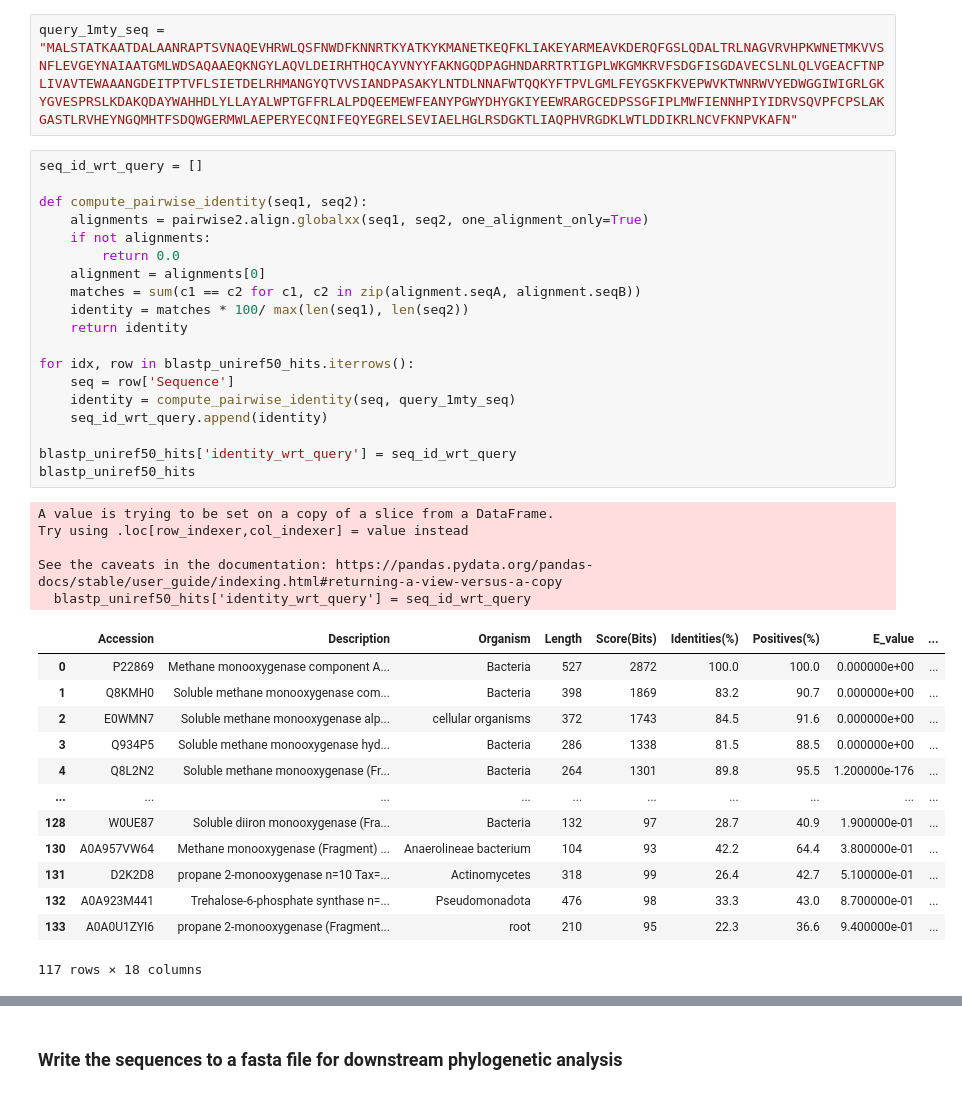
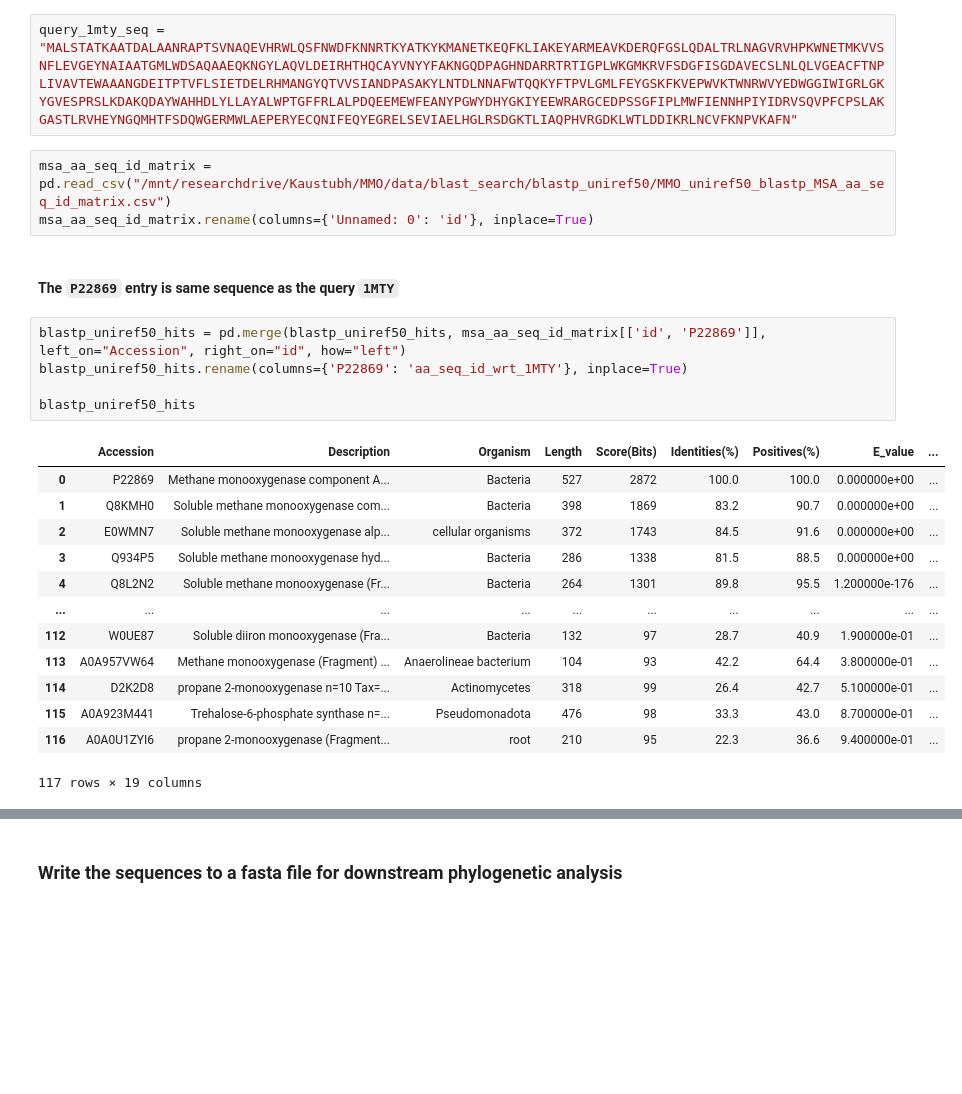
Before and after one commit to kaustubh-amritkar/MMO, a Jupyter notebook: analysis/sequence_collection.ipynb, the cells around one changed output, grey strips where cells are left out. Saved outputs shown, nothing was run; the diff lists cells and outputs as text; blank space fills up the shorter version.

```diff
--- a/analysis/sequence_collection.ipynb
+++ b/analysis/sequence_collection.ipynb
@@ -296,40 +296,26 @@ query_1mty_seq = "MALSTATKAATDALAANRAPTSVNAQEVHRWLQSFNWDFKNNRTKYATKYKMANETKEQFKL
-# %%
-seq_id_wrt_query = []
-
-def compute_pairwise_identity(seq1, seq2):
-    alignments = pairwise2.align.globalxx(seq1, seq2, one_alignment_only=True)
-    if not alignments:
-        return 0.0
-    alignment = alignments[0]
-    matches = sum(c1 == c2 for c1, c2 in zip(alignment.seqA, alignment.seqB))
-    identity = matches * 100/ max(len(seq1), len(seq2))
-    return identity
-
-for idx, row in blastp_uniref50_hits.iterrows():
-    seq = row['Sequence']
-    identity = compute_pairwise_identity(seq, query_1mty_seq)
-    seq_id_wrt_query.append(identity)
-
-blastp_uniref50_hits['identity_wrt_query'] = seq_id_wrt_query
-blastp_uniref50_hits
-# %% [output]
-A value is trying to be set on a copy of a slice from a DataFrame.
-Try using .loc[row_indexer,col_indexer] = value instead
-
-See the caveats in the documentation: https://pandas.pydata.org/pandas-docs/stable/user_guide/indexing.html#returning-a-view-versus-a-copy
-  blastp_uniref50_hits['identity_wrt_query'] = seq_id_wrt_query
-|  | Accession | Description | Organism | Length | Score(Bits) | Identities(%) | Positives(%) | E_value | ... |
-| 0 | P22869 | Methane monooxygenase component A... | Bacteria | 527 | 2872 | 100.0 | 100.0 | 0.000000e+00 | ... |
-| 1 | Q8KMH0 | Soluble methane monooxygenase com... | Bacteria | 398 | 1869 | 83.2 | 90.7 | 0.000000e+00 | ... |
-| 2 | E0WMN7 | Soluble methane monooxygenase alp... | cellular organisms | 372 | 1743 | 84.5 | 91.6 | 0.000000e+00 | ... |
-| 3 | Q934P5 | Soluble methane monooxygenase hyd... | Bacteria | 286 | 1338 | 81.5 | 88.5 | 0.000000e+00 | ... |
-| 4 | Q8L2N2 | Soluble methane monooxygenase (Fr... | Bacteria | 264 | 1301 | 89.8 | 95.5 | 1.200000e-176 | ... |
-| ... | ... | ... | ... | ... | ... | ... | ... | ... | ... |
-| 128 | W0UE87 | Soluble diiron monooxygenase (Fra... | Bacteria | 132 | 97 | 28.7 | 40.9 | 1.900000e-01 | ... |
-| 130 | A0A957VW64 | Methane monooxygenase (Fragment) ... | Anaerolineae bacterium | 104 | 93 | 42.2 | 64.4 | 3.800000e-01 | ... |
-| 131 | D2K2D8 | propane 2-monooxygenase n=10 Tax=... | Actinomycetes | 318 | 99 | 26.4 | 42.7 | 5.100000e-01 | ... |
-| 132 | A0A923M441 | Trehalose-6-phosphate synthase n=... | Pseudomonadota | 476 | 98 | 33.3 | 43.0 | 8.700000e-01 | ... |
-| 133 | A0A0U1ZYI6 | propane 2-monooxygenase (Fragment... | root | 210 | 95 | 22.3 | 36.6 | 9.400000e-01 | ... |
-117 rows × 18 columns
+# %%
+msa_aa_seq_id_matrix = pd.read_csv("/mnt/researchdrive/Kaustubh/MMO/data/blast_search/blastp_uniref50/MMO_uniref50_blastp_MSA_aa_seq_id_matrix.csv")
+msa_aa_seq_id_matrix.rename(columns={'Unnamed: 0': 'id'}, inplace=True)
+# %% [markdown]
+#### The `P22869` entry is same sequence as the query `1MTY`
+# %%
+blastp_uniref50_hits = pd.merge(blastp_uniref50_hits, msa_aa_seq_id_matrix[['id', 'P22869']], left_on="Accession", right_on="id", how="left")
+blastp_uniref50_hits.rename(columns={'P22869': 'aa_seq_id_wrt_1MTY'}, inplace=True)
+
+blastp_uniref50_hits
+# %% [output]
+|  | Accession | Description | Organism | Length | Score(Bits) | Identities(%) | Positives(%) | E_value | ... |
+| 0 | P22869 | Methane monooxygenase component A... | Bacteria | 527 | 2872 | 100.0 | 100.0 | 0.000000e+00 | ... |
+| 1 | Q8KMH0 | Soluble methane monooxygenase com... | Bacteria | 398 | 1869 | 83.2 | 90.7 | 0.000000e+00 | ... |
+| 2 | E0WMN7 | Soluble methane monooxygenase alp... | cellular organisms | 372 | 1743 | 84.5 | 91.6 | 0.000000e+00 | ... |
+| 3 | Q934P5 | Soluble methane monooxygenase hyd... | Bacteria | 286 | 1338 | 81.5 | 88.5 | 0.000000e+00 | ... |
+| 4 | Q8L2N2 | Soluble methane monooxygenase (Fr... | Bacteria | 264 | 1301 | 89.8 | 95.5 | 1.200000e-176 | ... |
+| ... | ... | ... | ... | ... | ... | ... | ... | ... | ... |
+| 112 | W0UE87 | Soluble diiron monooxygenase (Fra... | Bacteria | 132 | 97 | 28.7 | 40.9 | 1.900000e-01 | ... |
+| 113 | A0A957VW64 | Methane monooxygenase (Fragment) ... | Anaerolineae bacterium | 104 | 93 | 42.2 | 64.4 | 3.800000e-01 | ... |
+| 114 | D2K2D8 | propane 2-monooxygenase n=10 Tax=... | Actinomycetes | 318 | 99 | 26.4 | 42.7 | 5.100000e-01 | ... |
+| 115 | A0A923M441 | Trehalose-6-phosphate synthase n=... | Pseudomonadota | 476 | 98 | 33.3 | 43.0 | 8.700000e-01 | ... |
+| 116 | A0A0U1ZYI6 | propane 2-monooxygenase (Fragment... | root | 210 | 95 | 22.3 | 36.6 | 9.400000e-01 | ... |
+117 rows × 19 columns
 # %%
 plt.figure(figsize=(12, 6))
```
Also changed, not shown: parts of 4 cells of this notebook, 2 other files.
